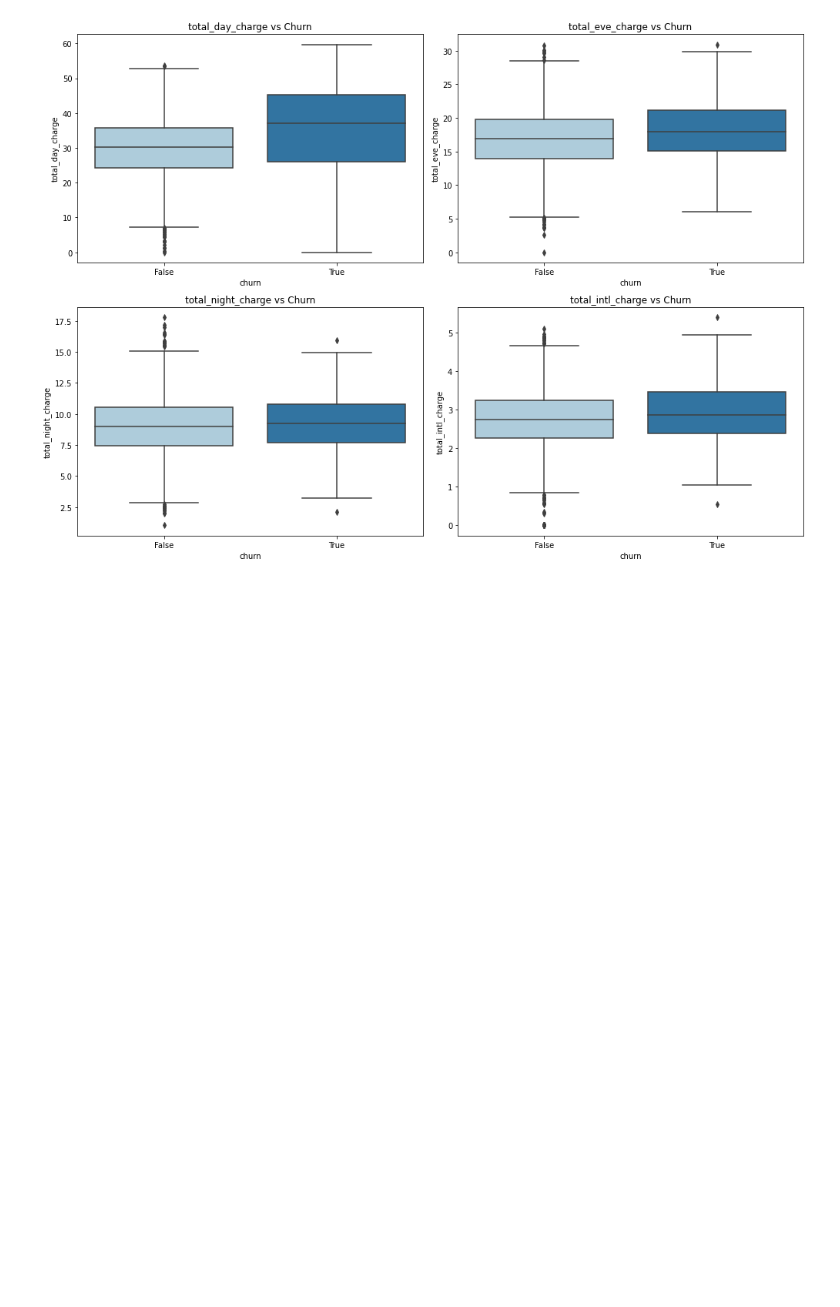
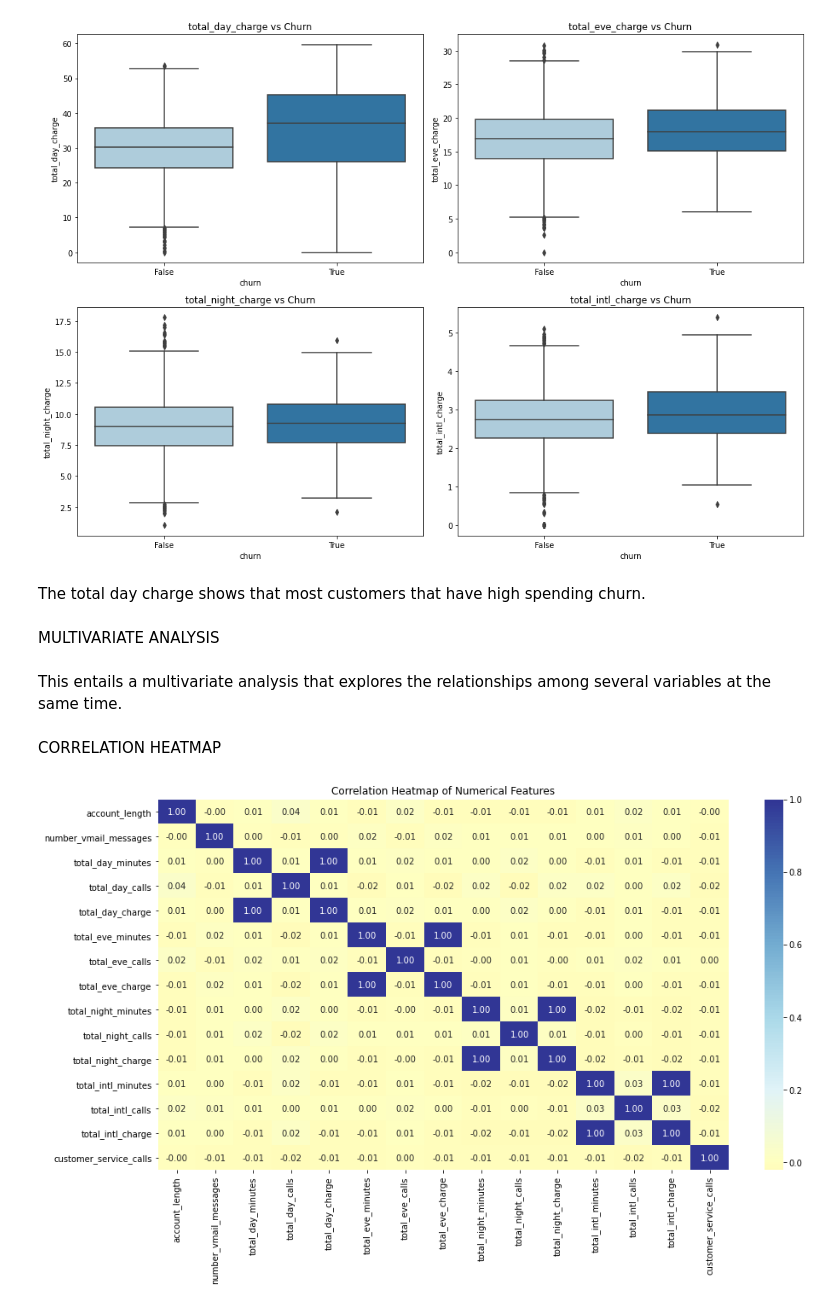
Before and after one commit to edgarowuor-tech/PHASE_THREE_CLASSIFICATION-MODEL-PROJECT, a Jupyter notebook: index.ipynb, the cells around one changed output. Drawn from its saved outputs; the diff is of its cells as text; code cells hidden in the pictures; blank space fills up the shorter version.

```diff
--- a/index.ipynb
+++ b/index.ipynb
@@ -508,3 +508,19 @@ plt.tight_layout()
 plt.show()
 # %% [output]
 [figure]
+# %% [markdown]
+The total day charge shows that most customers that have high spending churn.
+# %% [markdown]
+MULTIVARIATE ANALYSIS
+# %% [markdown]
+This entails a multivariate analysis that explores the relationships among several variables at the same time.
+# %% [markdown]
+CORRELATION HEATMAP
+# %%
+numerical_data = data.select_dtypes(include = ["number"])
+plt.figure(figsize = (15, 8))
+sns.heatmap(numerical_data.corr(), annot = True, cmap = "RdYlBu", center = 0, fmt = ".2f")
+plt.title("Correlation Heatmap of Numerical Features")
+plt.show()
+# %% [output]
+[figure, added]
```
Also changed, not shown: parts of 3 cells of this notebook.
